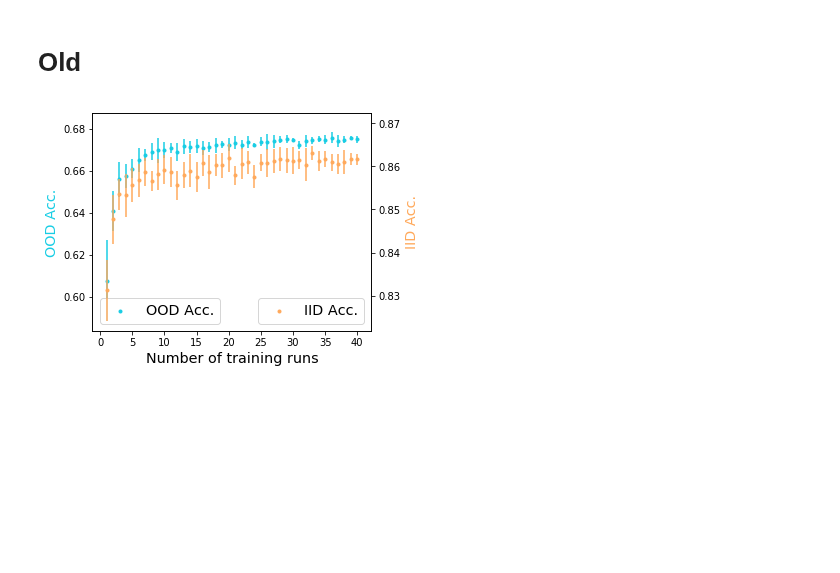
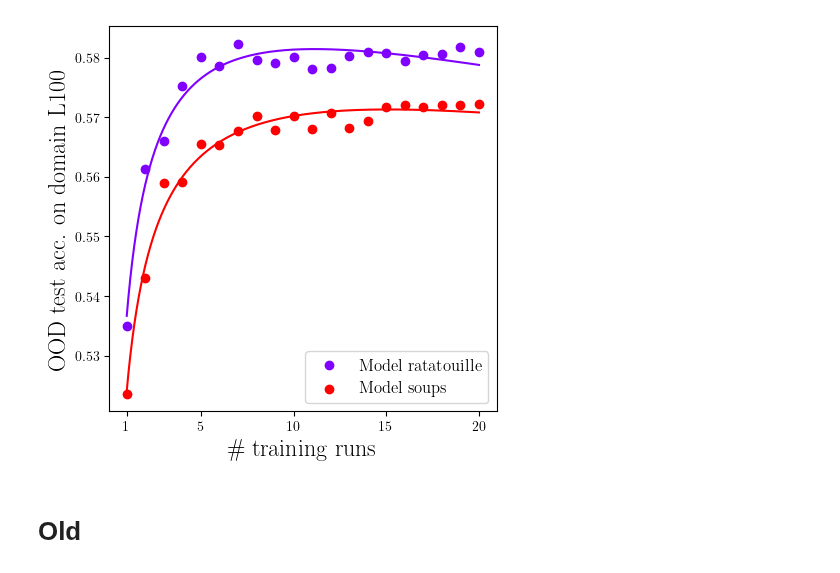
Before and after one commit to alexrame/domainbedv2, a Jupyter notebook: notebooks/recycling/growth_iter_m1to60.ipynb, the cells around one changed output. Saved outputs shown, nothing was run; the diff lists cells and outputs as text; code cells hidden in the pictures; blank space fills up the shorter version.

```diff
--- a/notebooks/recycling/growth_iter_m1to60.ipynb
+++ b/notebooks/recycling/growth_iter_m1to60.ipynb
@@ -36,2 +99,20 @@ fig = plot.plot_key(
+# %%
+dataset = "terra"
+plot.dict_key_to_label["acc"] = "OOD test acc. on domain " + dict_data_to_domains[dataset][testenv]
+fig = plot.plot_key(
+    list(dict_data_to_l[dataset][testenv].values())[1::-1],
+    labels=labels,
+    key1="lengthf",
+    key2="acc",
+    keyclustering="lengthf",
+    # keyerror="acc_stdc",
+    lambda_filtering=lambda x: x.get("testenv", 0) == 0,
+    loc="lower right",
+    order="2log",
+    list_indexes=[0, 1]
+)
+plot.save_fig(fig, "trainingcost/" + dataset + str(testenv) + ".pdf")
+# %% [output]
+[figure, added]
 # %% [markdown]
 # Old
@@ -113,7 +118,0 @@ def plot_iter(key1, order=1, add_legend=True):
-# %%
-plt.rcParams["figure.figsize"] = (5,4)
-fig = plot_iter("length", order="", add_legend=True)
-plt.rcParams["figure.figsize"] = (7,7)
-fig = plot_iter_soupacc("length", order="2log",do_ens=True, do_soup=True, ood=True)
-# %% [output]
-[figure, removed]
```
Also changed, not shown: parts of 11 cells of this notebook, 5 other files.
